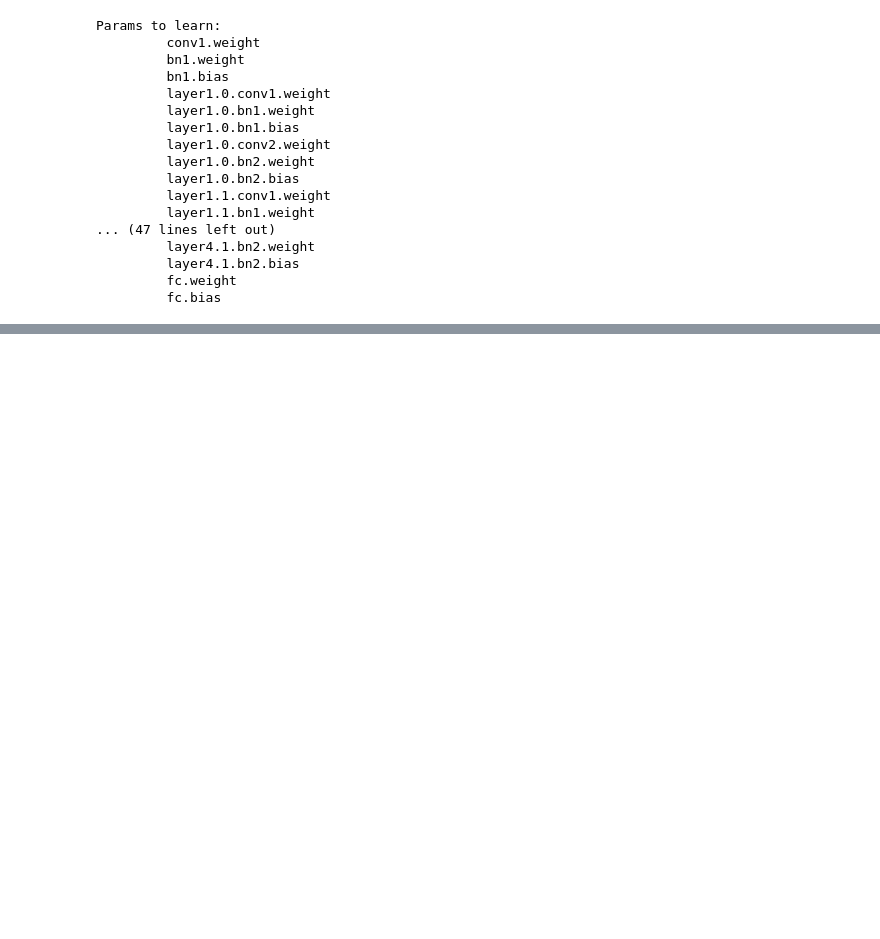
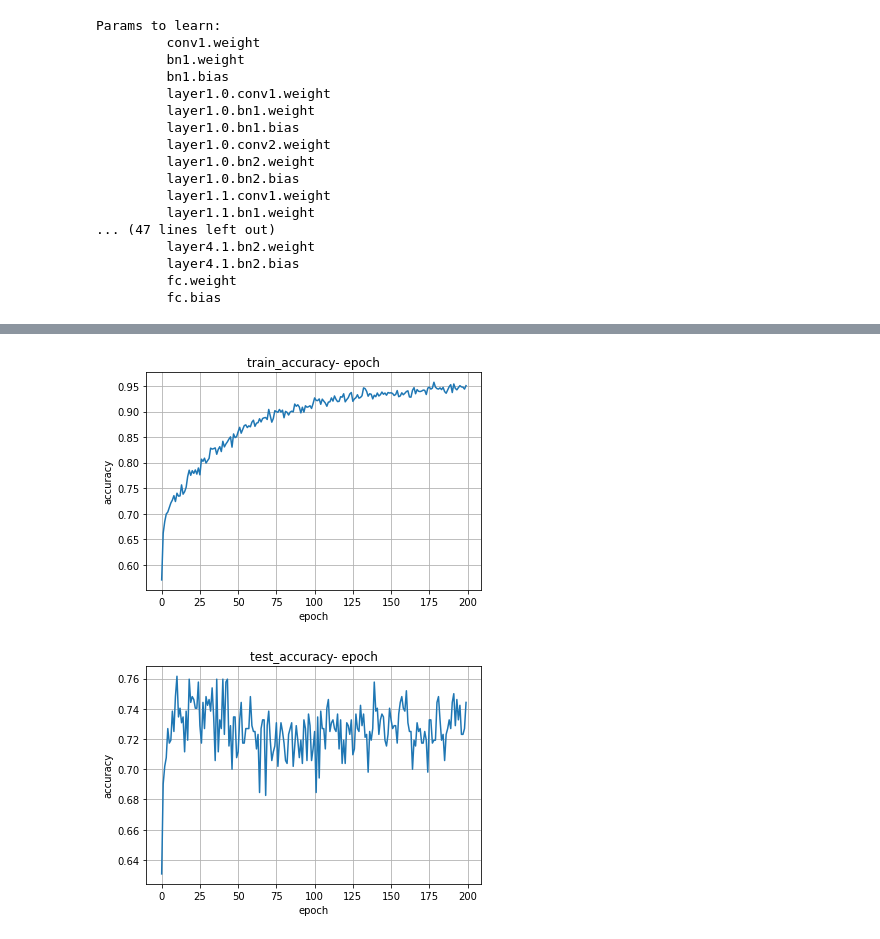
Before and after one commit to chosokabe1/itigo, a Jupyter notebook: finetuning.ipynb, the cells around one changed output, grey strips where cells are left out. Drawn from its saved outputs; the diff is of its cells as text; code cells hidden in the pictures; blank space fills up the shorter version.

```diff
--- a/finetuning.ipynb
+++ b/finetuning.ipynb
@@ -23,14 +23,15 @@ Torchvision Version:  0.13.0+cu116
 # Top level data directory. Here we assume the format of the directory conforms
 #   to the ImageFolder structure
 data_dir = "./data/itigo3class"
+out_dir = "./resnet18"
 # Models to choose from [resnet, alexnet, vgg, squeezenet, densenet, inception]
 model_name = "resnet"
 # Number of classes in the dataset
 num_classes = 3
 # Batch size for training (change depending on how much memory you have)
-batch_size = 32
+batch_size = 64
 # Number of epochs to train for
-num_epochs = 30
+num_epochs = 200
 # Flag for feature extracting. When False, we finetune the whole model,
 #   when True we only update the reshaped layer params
 feature_extract = False
@@ -38,6 +39,7 @@ feature_extract = False
 def train_model(model, dataloaders, criterion, optimizer, num_epochs=25, is_inception=False):
     since = time.time()
 
+    train_acc_history = []
     val_acc_history = []
 
     best_model_wts = copy.deepcopy(model.state_dict())
@@ -120,6 +122,9 @@ def train_model(model, dataloaders, criterion, optimizer, num_epochs=25, is_ince
 
                 # print(labels.data)
 
+            if phase == 'train':
+                train_acc_history.append(epoch_acc)
+
             #######
 
             # deep copy the model
@@ -137,7 +142,7 @@ def train_model(model, dataloaders, criterion, optimizer, num_epochs=25, is_ince
 
     # load best model weights
     model.load_state_dict(best_model_wts)
-    return model, val_acc_history
+    return model, train_acc_history, val_acc_history
 # %%
 def set_parameter_requires_grad(model, feature_extracting):
     if feature_extracting:
@@ -349,0 +406,26 @@ val_model(model_ft, dataloaders_dict, optimizer_ft)
+# %%
+train_acc_hist = []
+val_acc_hist = []
+
+for i in train_acc_hist_tensor:
+  train_acc_hist.append(float(i.item()))
+
+for i in val_acc_hist_tensor:
+  val_acc_hist.append(float(i.item()))
+
+plt.plot(train_acc_hist)
+plt.title("train_accuracy- epoch")
+plt.xlabel("epoch")
+plt.ylabel("accuracy")
+plt.grid(True)
+plt.show()
+
+plt.plot(val_acc_hist)
+plt.title("test_accuracy- epoch")
+plt.xlabel("epoch")
+plt.ylabel("accuracy")
+plt.grid(True)
+plt.show()
+# %% [output]
+[figure, added]
+[figure, added]
```
Also changed, not shown: parts of 5 cells of this notebook.
